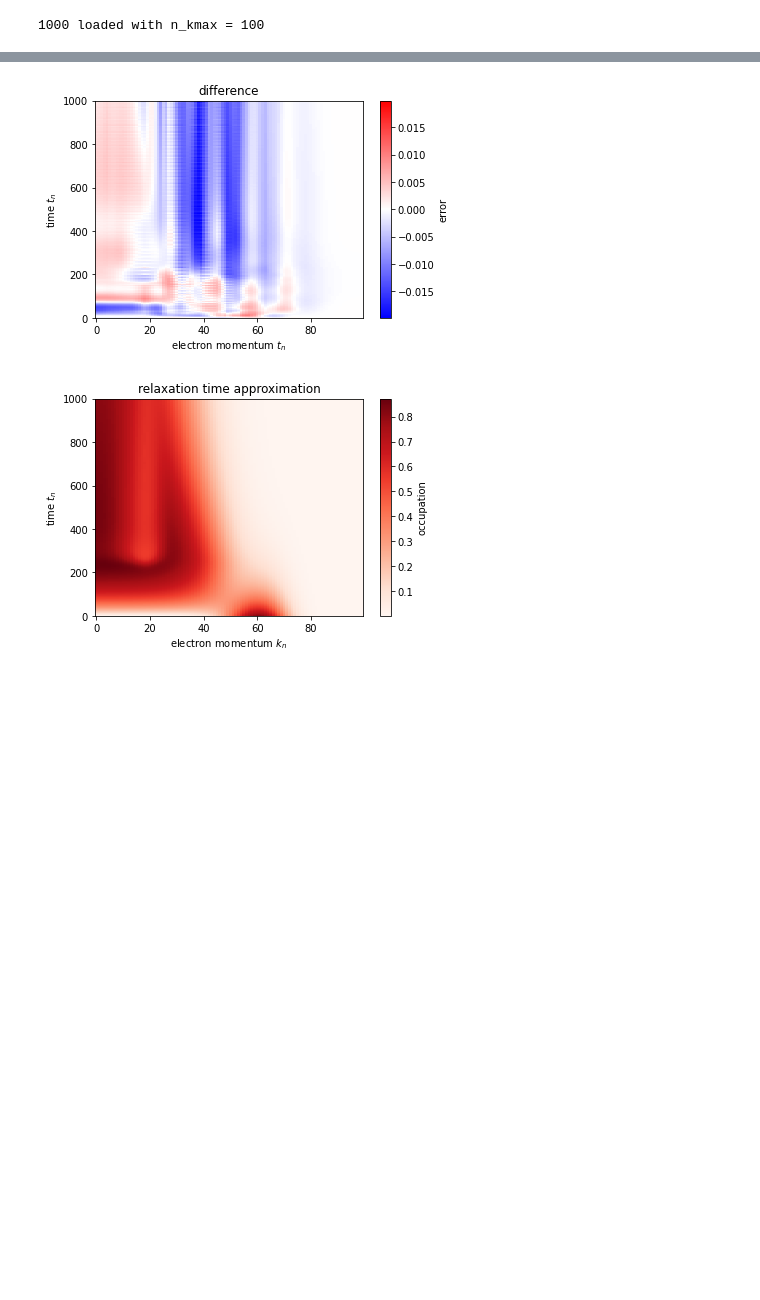
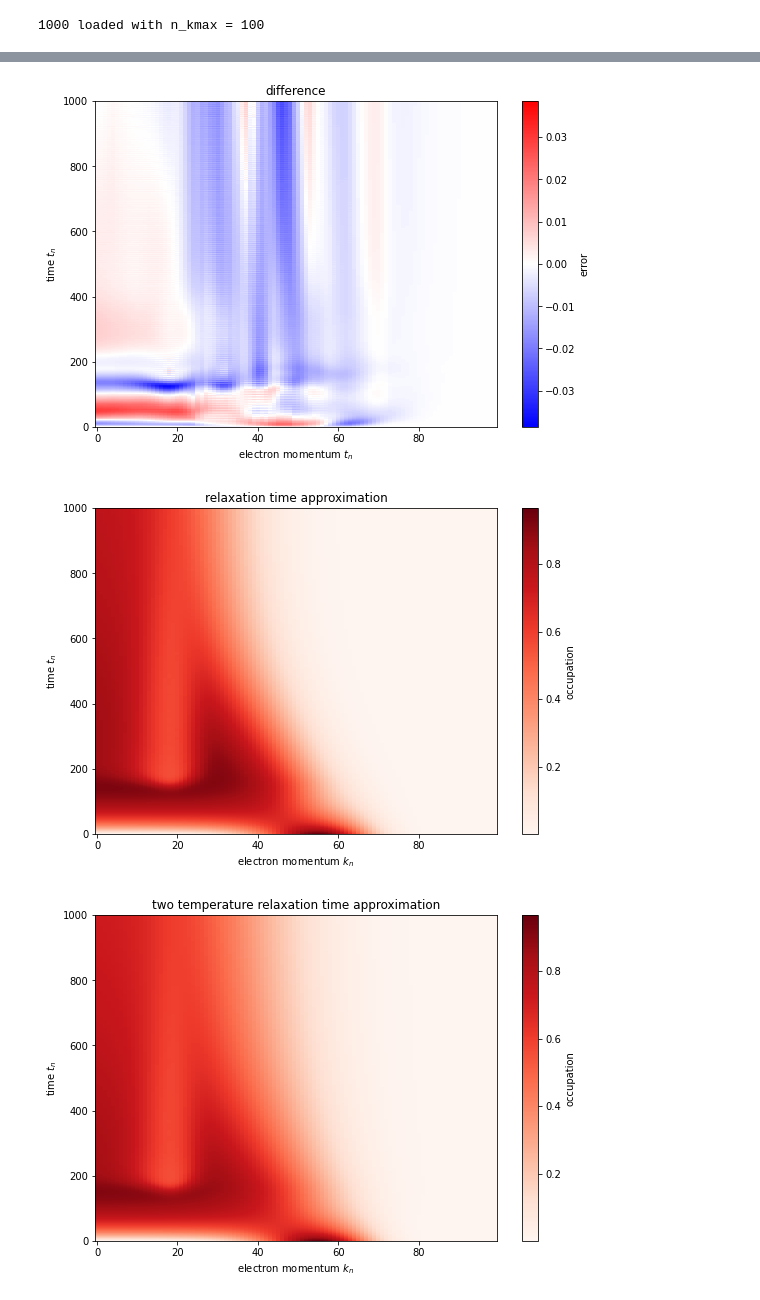
Before and after one commit to stmeinecke/derrom, a Jupyter notebook: PHELPH_simulate_wML.ipynb, the cells around one changed output, grey strips where cells are left out. Saved outputs shown, nothing was run; the diff lists cells and outputs as text; code cells hidden in the pictures; blank space fills up the shorter version.

Commit message:
two-temperature model for PHELPH implemented

```diff
--- a/PHELPH_simulate_wML.ipynb
+++ b/PHELPH_simulate_wML.ipynb
@@ -127,21 +126,20 @@ NameError: name 'el_scat_model' is not defined
 # %%
-ind = 1
+ind = 3
 
 test_el_trajectory = test_el_trajectories[ind]
 test_I_trajectory = test_I_trajectories[ind]
-# test_trajectory = np.concatenate([test_el_trajectory,test_I_trajectory.reshape(-1,1)], axis=1)
 test_trajectory = test_trajectories[ind]
 
-
-# inits = np.concatenate((test_el_trajectory[0],[test_I_trajectory[0]])).reshape((1,-1))
 inits = test_trajectory[:1]
-# print(inits.shape)
-
 
 pred = integrator.integrate(test_trajectory,test_el_trajectory.shape[0])
 
 
-rel_time_approx = system.rel_time_approx(inits.flatten(),tmax=tmax, n_tmax=n_tmax,tau_rel=1000)
+rel_time_approx = system.rel_time_approx(inits.flatten(),tmax=tmax, n_tmax=n_tmax,tau_rel=500)
+
+
+ttrt_inits = np.concatenate([test_trajectory[0,:system.n_kmax],[system.T_cryo],[test_trajectory[0,-1]]])
+ttrt_approx = system.two_temperature_rel_time_approx(ttrt_inits,tmax=tmax, n_tmax=n_tmax,tau_rel=500,tau_Tp=4000)
 
 
 print('rms error:', integrator.get_error(test_trajectory,pred, norm='rms'))
@@ -153,6 +151,7 @@ print('I_area error:', integrator.get_error(test_trajectory,pred, norm='I_area')
 
 plt.plot(t_vec/1000,pred[:,-1],label='ML pred')
 plt.plot(t_vec/1000,rel_time_approx[:,-1],label='rel time approx')
+plt.plot(t_vec/1000,ttrt_approx[:,-1],label='two_temperature rel time approx')
 plt.plot(t_vec/1000,test_I_trajectory,label='truth')
 plt.legend()
 plt.show()
@@ -165,4 +164,14 @@ derrom.utils.plot_trajectory(test_el_trajectory,title='truth')
 derrom.utils.plot_difference(truth=test_el_trajectory,test=pred[:,:-1])
 
 derrom.utils.plot_trajectory(rel_time_approx[:,:-1],title='relaxation time approximation')
+
+derrom.utils.plot_trajectory(ttrt_approx[:,:-2],title='two temperature relaxation time approximation')
+
+
+# plt.plot(system.E_el_vec,test_el_trajectory[-1],label='truth')
+# plt.plot(system.E_el_vec,pred[-1,:-1],label='ML')
+# plt.plot(system.E_el_vec,rel_time_approx[-1,:-1],label='rta')
+# plt.plot(system.E_el_vec,ttrt_approx[-1,:-2],label='ttrta')
+# plt.legend()
+# plt.show()
 # %% [output]
@@ -177,2 +196,3 @@ I_area error: 0.0322848412597293
-[figure, old version]
+[figure, new version]
-[figure, old version]
+[figure, new version]
+[figure, added]
```
Also changed, not shown: parts of 16 cells of this notebook, 7 other files.
